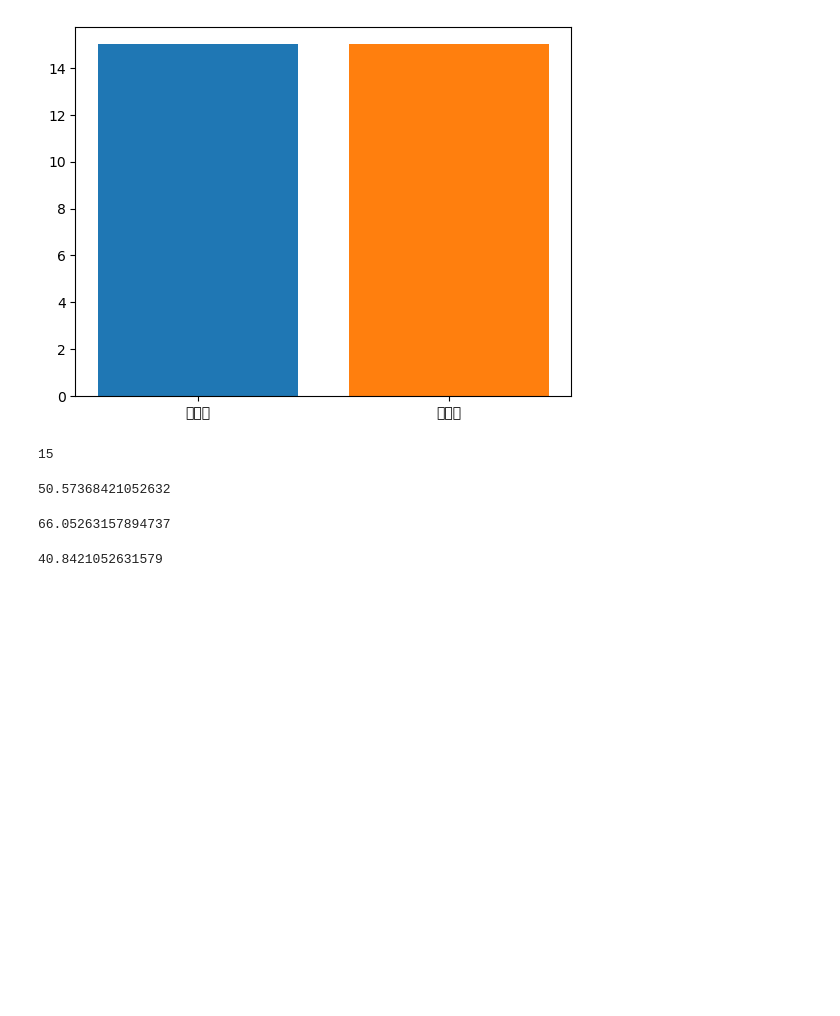
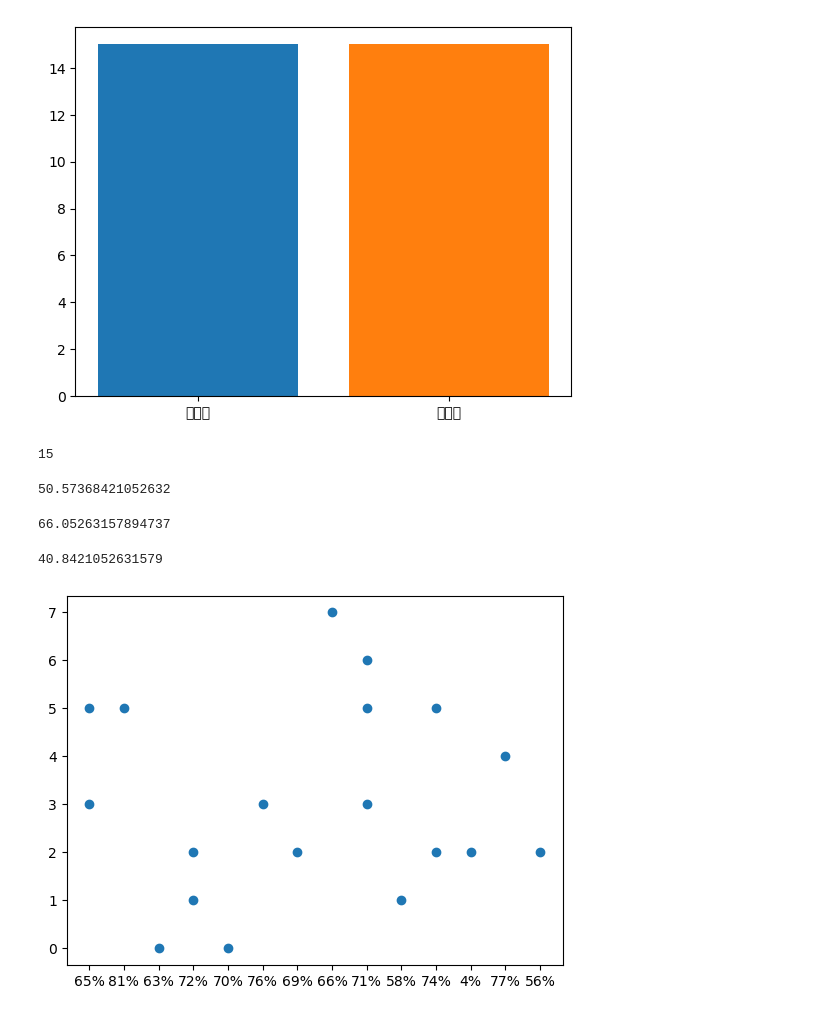
Before and after one commit to cjdrudco/KKC_Python_Project, a Jupyter notebook: Untitled.ipynb, the cells around one changed output. Cells and saved outputs as stored; diff of their text form; code cells hidden in the pictures; blank space fills up the shorter version.

```diff
--- a/Untitled.ipynb
+++ b/Untitled.ipynb
@@ -480,3 +496,19 @@ avg = sum(t) / len(t)
 avg
 # %% [output]
 40.8421052631579
+# %%
+from matplotlib import pyplot as plt
+import pandas as pd
+
+df = pd.read_csv("data.csv", encoding='cp949')
+
+teamName= '맨시티'
+team = df[df['홈'] == teamName]
+
+share = team['볼점유율']
+score = team['득점']
+
+plt.scatter(share, score)
+plt.show()
+# %% [output]
+[figure, added]
```
Also changed, not shown: parts of 3 cells of this notebook, 2 other files.
